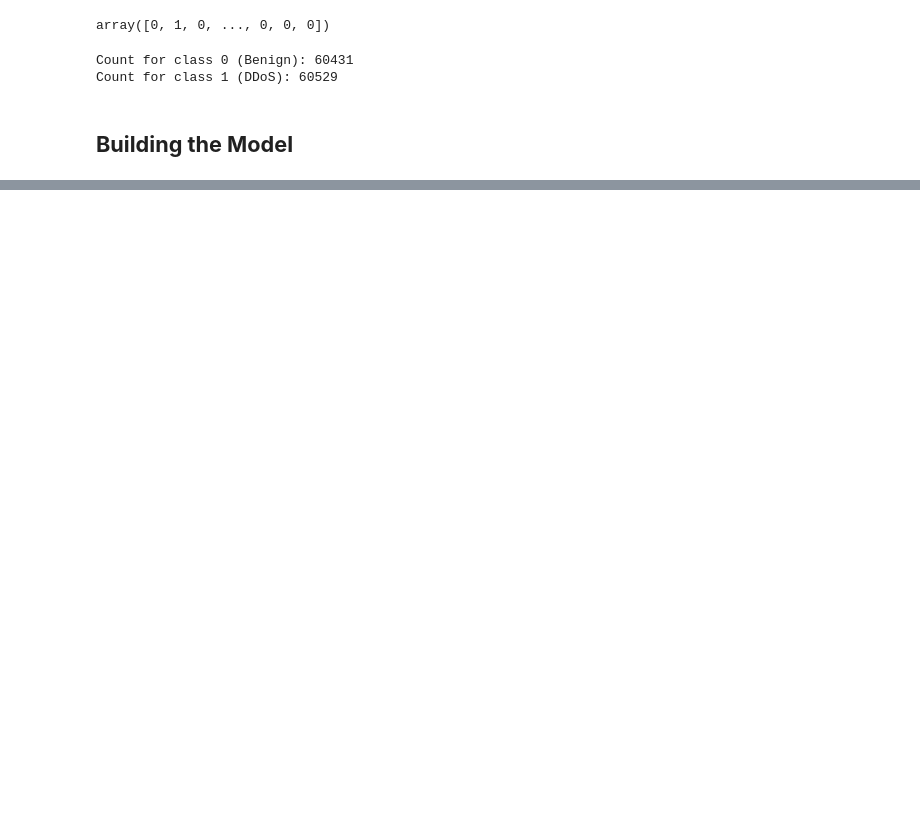
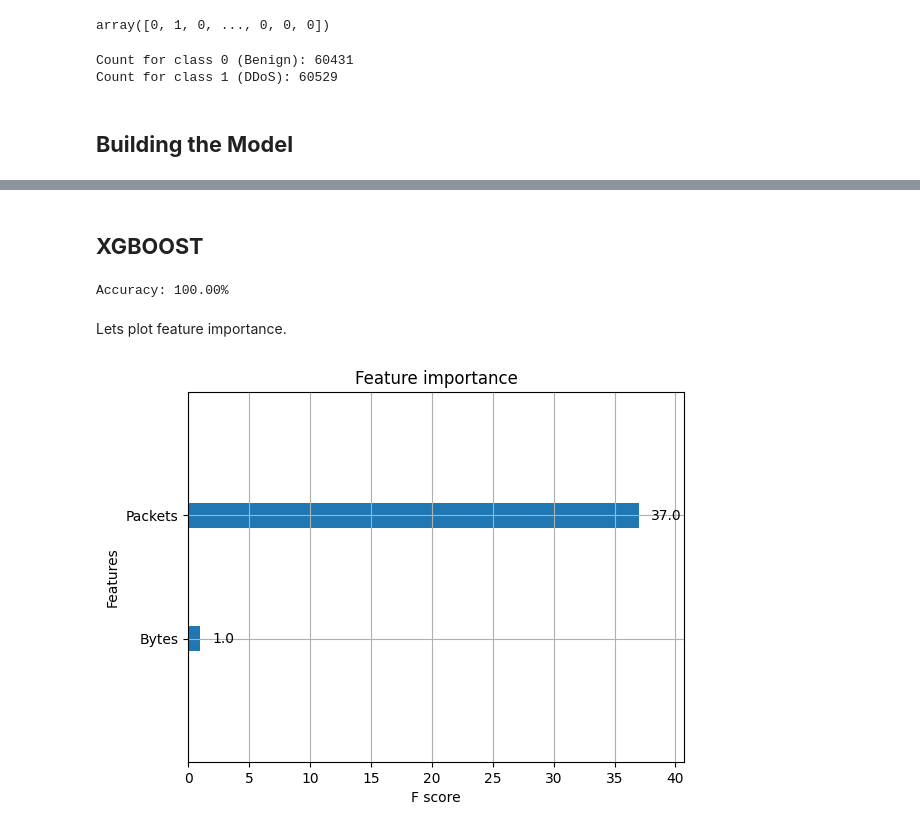
Before and after one commit to Roon311/DDoS-Detection-using-Machine-Learning, a Jupyter notebook: DDoS_Detection_and_Mitigation_using_Machine_Learning.ipynb, the cells around one changed output, grey strips where cells are left out. Saved outputs shown, nothing was run; the diff lists cells and outputs as text; code cells hidden in the pictures; blank space fills up the shorter version.

```diff
--- a/DDoS_Detection_and_Mitigation_using_Machine_Learning.ipynb
+++ b/DDoS_Detection_and_Mitigation_using_Machine_Learning.ipynb
@@ -307,0 +443,19 @@ Count for class 1 (DDoS): 60529
+# %% [markdown]
+## **XGBOOST**
+# %%
+xgb_model = XGBClassifier()
+
+xgb_model.fit(X_train, y_train)
+y_pred = xgb_model.predict(X_test)
+
+accuracy = accuracy_score(y_test, y_pred)
+print(f"Accuracy: {accuracy * 100:.2f}%")
+# %% [output]
+Accuracy: 100.00%
+# %% [markdown]
+Lets plot feature importance.
+# %%
+plot_importance(xgb_model)
+plt.show()
+# %% [output]
+[figure, added]
```
Also changed, not shown: parts of 18 cells of this notebook.
